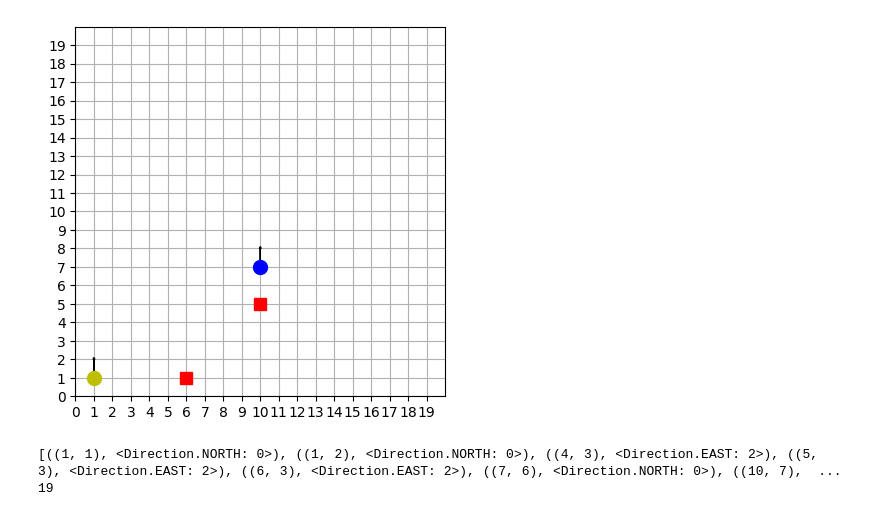
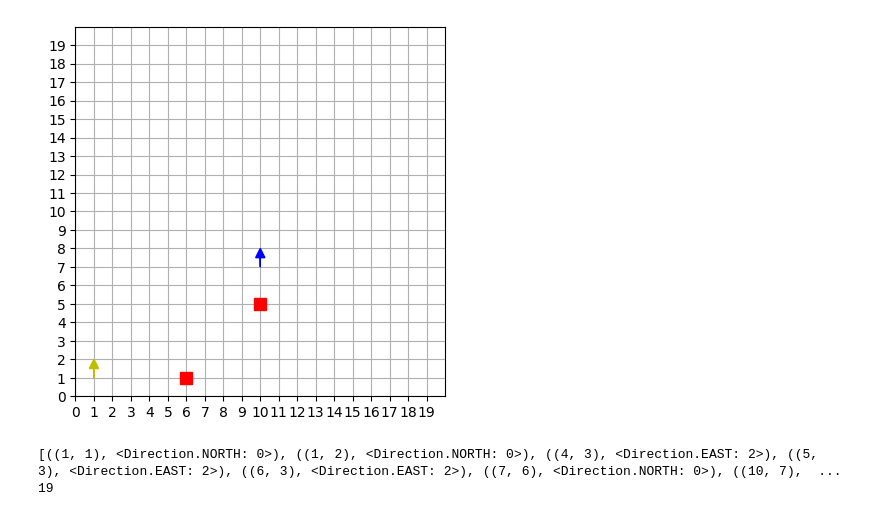
Before and after one commit to Greg-Lim/SC2079_MDP, a Jupyter notebook: Algorithm/algo/test.ipynb, the cells around one changed output. Drawn from its saved outputs; the diff is of its cells as text; code cells hidden in the pictures.

```diff
--- a/Algorithm/algo/test.ipynb
+++ b/Algorithm/algo/test.ipynb
@@ -46,37 +60,18 @@ def plt_arrow(direction, pos, color):
-# %%
-grid_w = 20
-grid_h = 20
-obstacles = [
-    [10, 5],
-    [6, 1]
-]
-robot_pos = [1, 1]
-robot_d = Direction.NORTH
-target_pos = [10, 7]
-target_d = Direction.NORTH
-
-setup_plt()
-
-match robot_d:
-    case Direction.NORTH:
-        plt.arrow(target_pos[0], target_pos[1], 0, 1, head_width=0.1, head_length=0.1)
-    case Direction.EAST:
-        plt.arrow(target_pos[0], target_pos[1], 1, 0, head_width=0.1, head_length=0.1)
-    case Direction.SOUTH:
-        plt.arrow(target_pos[0], target_pos[1], 0, -1, head_width=0.1, head_length=0.1)
-    case Direction.WEST:
-        plt.arrow(target_pos[0], target_pos[1], -1, 0, head_width=0.1, head_length=0.1)
-match target_d:
-    case Direction.NORTH:
-        plt.arrow(robot_pos[0], robot_pos[1], 0, 1, head_width=0.1, head_length=0.1)
-    case Direction.EAST:
-        plt.arrow(robot_pos[0], robot_pos[1], 1, 0, head_width=0.1, head_length=0.1)
-    case Direction.SOUTH:
-        plt.arrow(robot_pos[0], robot_pos[1], 0, -1, head_width=0.1, head_length=0.1)
-    case Direction.WEST:
-        plt.arrow(robot_pos[0], robot_pos[1], -1, 0, head_width=0.1, head_length=0.1)
-# %% [output]
-[figure, removed]
+# %%
+grid_w = 20
+grid_h = 20
+obstacles = [
+    [10, 5],
+    [6, 1]
+]
+robot_pos = [1, 1]
+robot_d = Direction.NORTH
+target_pos = [10, 7]
+target_d = Direction.NORTH
+
+plt_setup(grid_w, grid_h, obstacles, robot_pos, robot_d, target_pos, target_d)
+# %% [output]
+[figure, added]
 # %%
 grid_w = 20
 grid_h = 20
```
Also changed, not shown: parts of 6 cells of this notebook, 2 other files.
